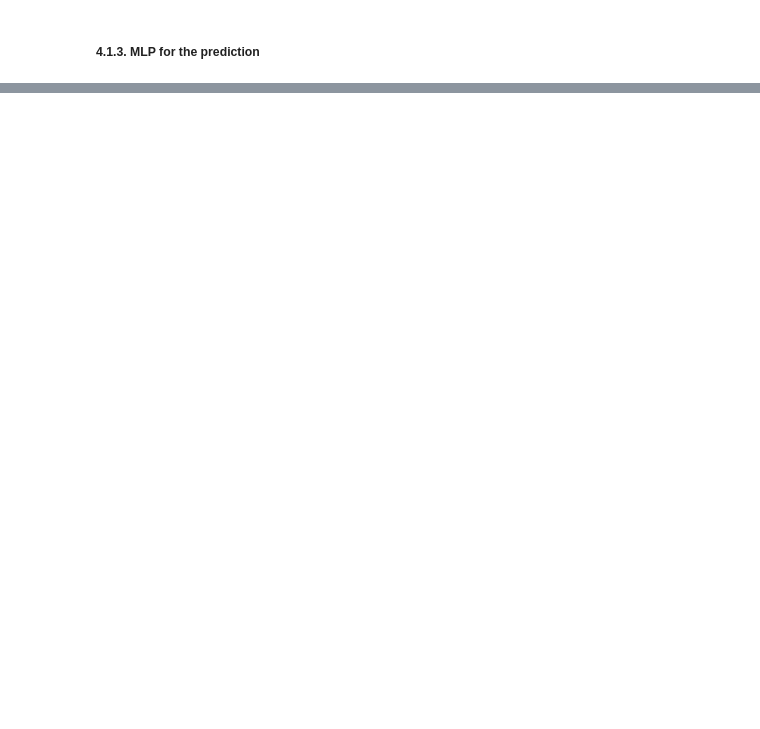
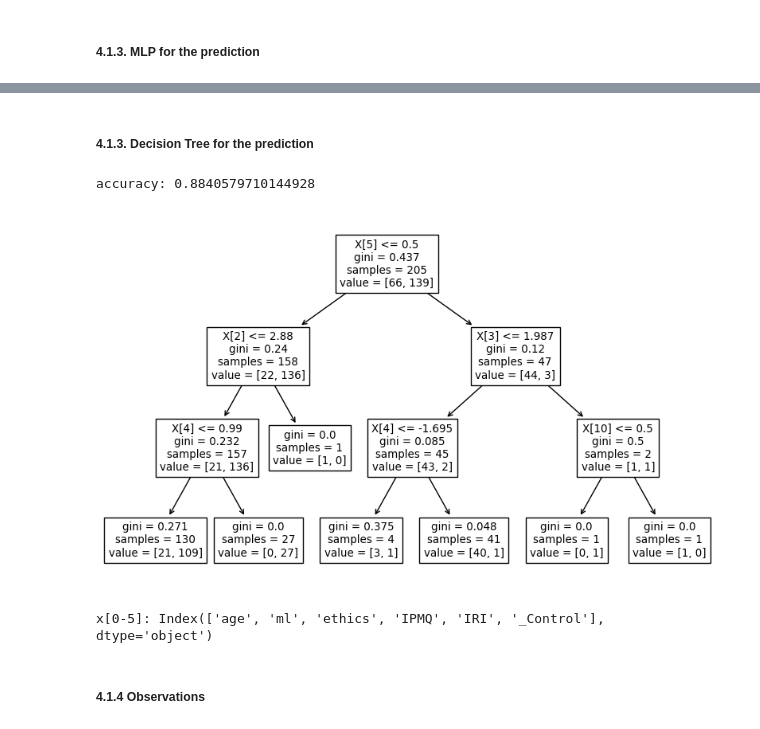
Before and after one commit to jeanknubel/ML4ED_Internship, a Jupyter notebook: notebooks/data_processing.ipynb, the cells around one changed output, grey strips where cells are left out. Saved outputs shown, nothing was run; the diff lists cells and outputs as text; code cells hidden in the pictures; blank space fills up the shorter version.

```diff
--- a/notebooks/data_processing.ipynb
+++ b/notebooks/data_processing.ipynb
@@ -120,0 +133,16 @@ df
+# %% [markdown]
+##### 4.1.3. Decision Tree for the prediction
+# %%
+model = tree.DecisionTreeClassifier(max_depth=3)
+run_model(model)
+
+plt.figure(figsize=(10,6))
+tree.plot_tree(model)
+plt.show()
+print('x[0-5]:', train.columns[:6])
+# %% [output]
+accuracy: 0.8840579710144928
+[figure, added]
+x[0-5]: Index(['age', 'ml', 'ethics', 'IPMQ', 'IRI', '_Control'], dtype='object')
+# %% [markdown]
+##### 4.1.4 Observations
```
Also changed, not shown: parts of 6 cells of this notebook.
